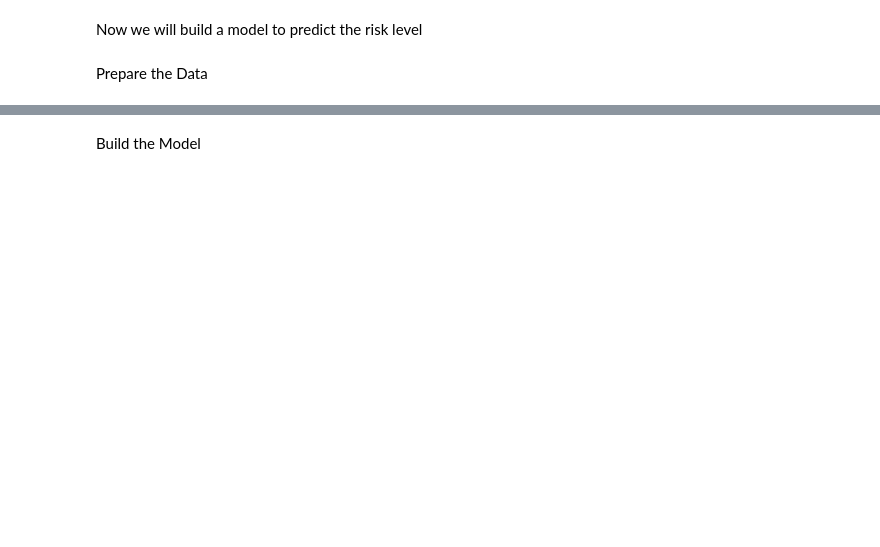
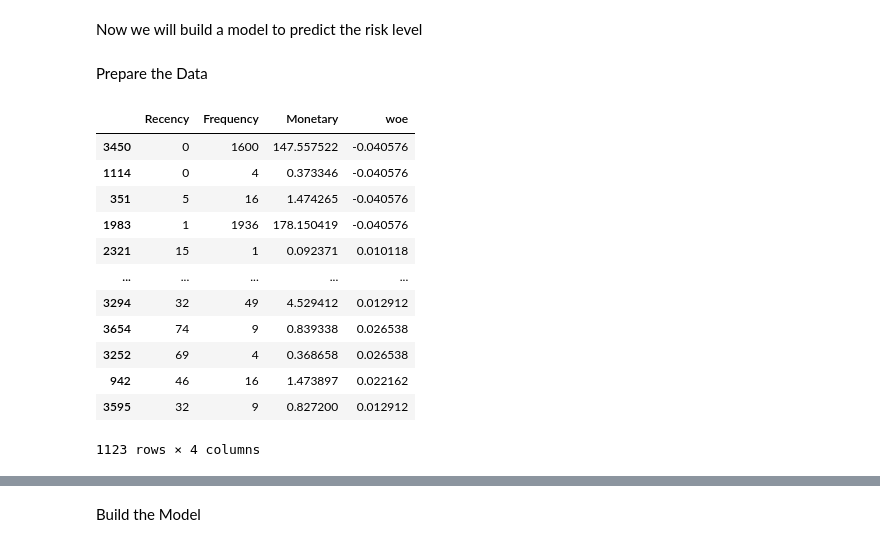
Before and after one commit to basleal22/kaim-week-6, a Jupyter notebook: notebooks/Default_estimator.ipynb, the cells around one changed output, grey strips where cells are left out. Cells and saved outputs as stored; diff of their text form; code cells hidden in the pictures; blank space fills up the shorter version.

```diff
--- a/notebooks/Default_estimator.ipynb
+++ b/notebooks/Default_estimator.ipynb
@@ -288,3 +300,19 @@ y = aggregated_data[target]  # Target
 
 # Split the data into training and testing sets
 X_train, X_test, y_train, y_test = train_test_split(X, y, test_size=0.3, random_state=42)
+# %%
+X_test
+# %% [output]
+|  | Recency | Frequency | Monetary | woe |
+| 3450 | 0 | 1600 | 147.557522 | -0.040576 |
+| 1114 | 0 | 4 | 0.373346 | -0.040576 |
+| 351 | 5 | 16 | 1.474265 | -0.040576 |
+| 1983 | 1 | 1936 | 178.150419 | -0.040576 |
+| 2321 | 15 | 1 | 0.092371 | 0.010118 |
+| ... | ... | ... | ... | ... |
+| 3294 | 32 | 49 | 4.529412 | 0.012912 |
+| 3654 | 74 | 9 | 0.839338 | 0.026538 |
+| 3252 | 69 | 4 | 0.368658 | 0.026538 |
+| 942 | 46 | 16 | 1.473897 | 0.022162 |
+| 3595 | 32 | 9 | 0.827200 | 0.012912 |
+1123 rows × 4 columns
```
Also changed, not shown: parts of 19 cells of this notebook.
